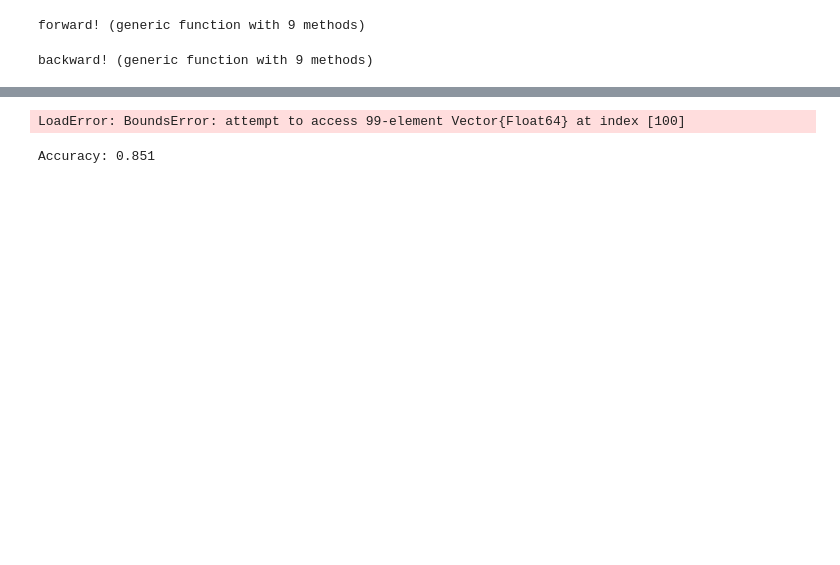
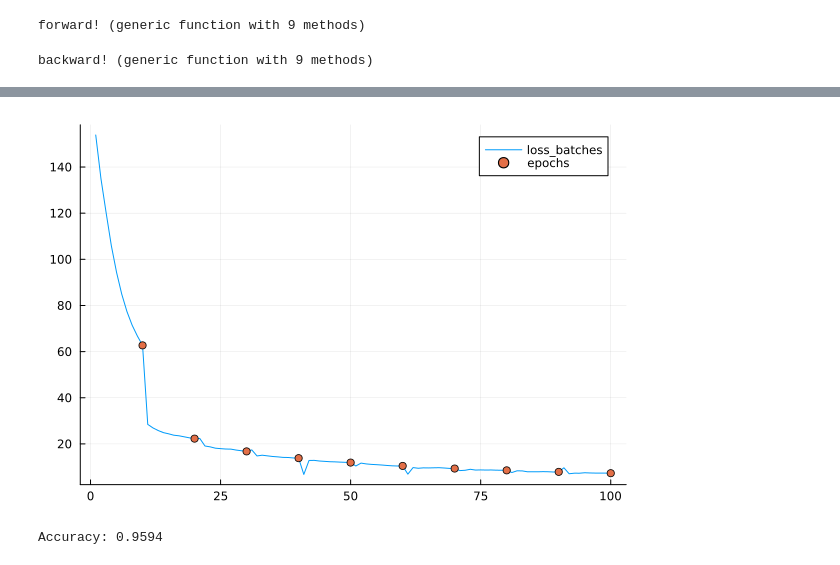
Before and after one commit to banczok/CNN_Julia, a Jupyter notebook: cnn_julia.ipynb, the cells around one changed output, grey strips where cells are left out. Drawn from its saved outputs; the diff is of its cells as text; code cells hidden in the pictures; blank space fills up the shorter version.

```diff
--- a/cnn_julia.ipynb
+++ b/cnn_julia.ipynb
@@ -576,22 +654,20 @@ Accuracy: 0.9088
 # %%
-using Plots
-
 epochs = 10
 batch_size = 64
-learning_rate = 0.0025
+learning_rate = 0.0075
 pool_size = (4,4)
 
 model = [
-    Conv2DNode(batch_size=32, filters=2, kernel_size=(3,3), input_shape=(28,28,1), activation="relu"),
+    Conv2DNode(batch_size=batch_size, filters=24, kernel_size=(3,3), input_shape=(28,28,1), activation="relu"),
     MaxPoolNode(pool_size=(4,4)),
-    FlattenNode(input_shape=(6,6,2)),
-    DenseNode(neurons=32, activation="relu", input_shape=(72, 1)),
+    FlattenNode(input_shape=(6,6,24)),
+    DenseNode(neurons=32, activation="relu", input_shape=(prod((6,6,24)), 1)),
     DenseNode(neurons=10, activation="softmax", input_shape=(32,1))
 ]
 
-graph = graph_build(model)
+graph1 = graph_build(model, "cross_entropy_loss")
 
-loss = train!(graph, train_x, train_y, epochs, batch_size, learning_rate, "adam")
-plot_loss(loss, epochs)
+loss1 = train!(graph1, train_x, train_y, epochs, batch_size, learning_rate, "sgd")
+plot_loss(loss1, epochs)
 # %% [output]
 ----EPOCH 1----
@@ -614,6 +690,6 @@ plot_loss(loss, epochs)
-LoadError: BoundsError: attempt to access 99-element Vector{Float64} at index [100]
+[figure, added]
 # %%
-accuracy = evaluate(graph, test_x, test_y, batch_size, pool_size)
+accuracy = evaluate(graph1, test_x, test_y, batch_size, pool_size)
 println("Accuracy: ", accuracy)
 # %% [output]
-Accuracy: 0.851
+Accuracy: 0.9594
```
Also changed, not shown: parts of 9 cells of this notebook.
